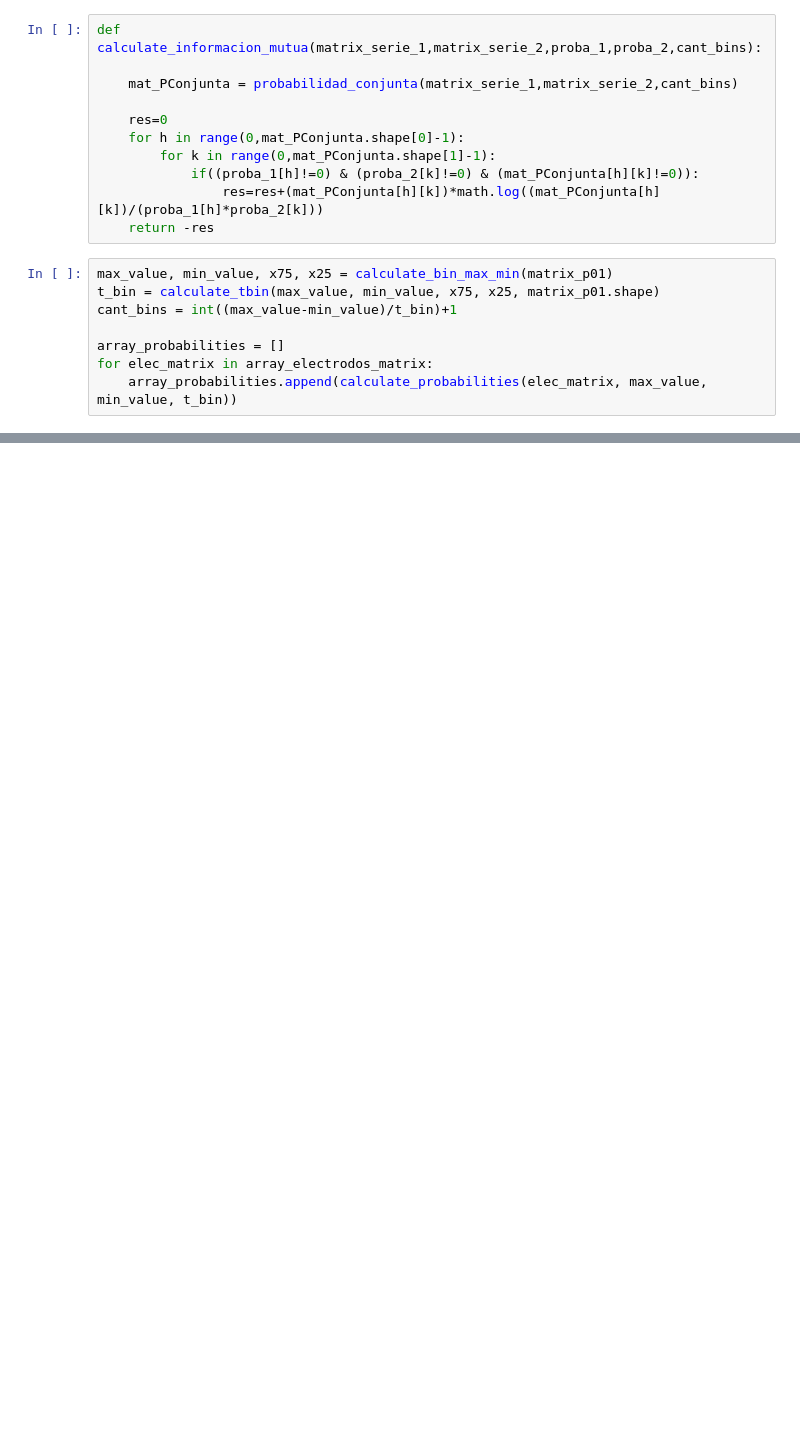
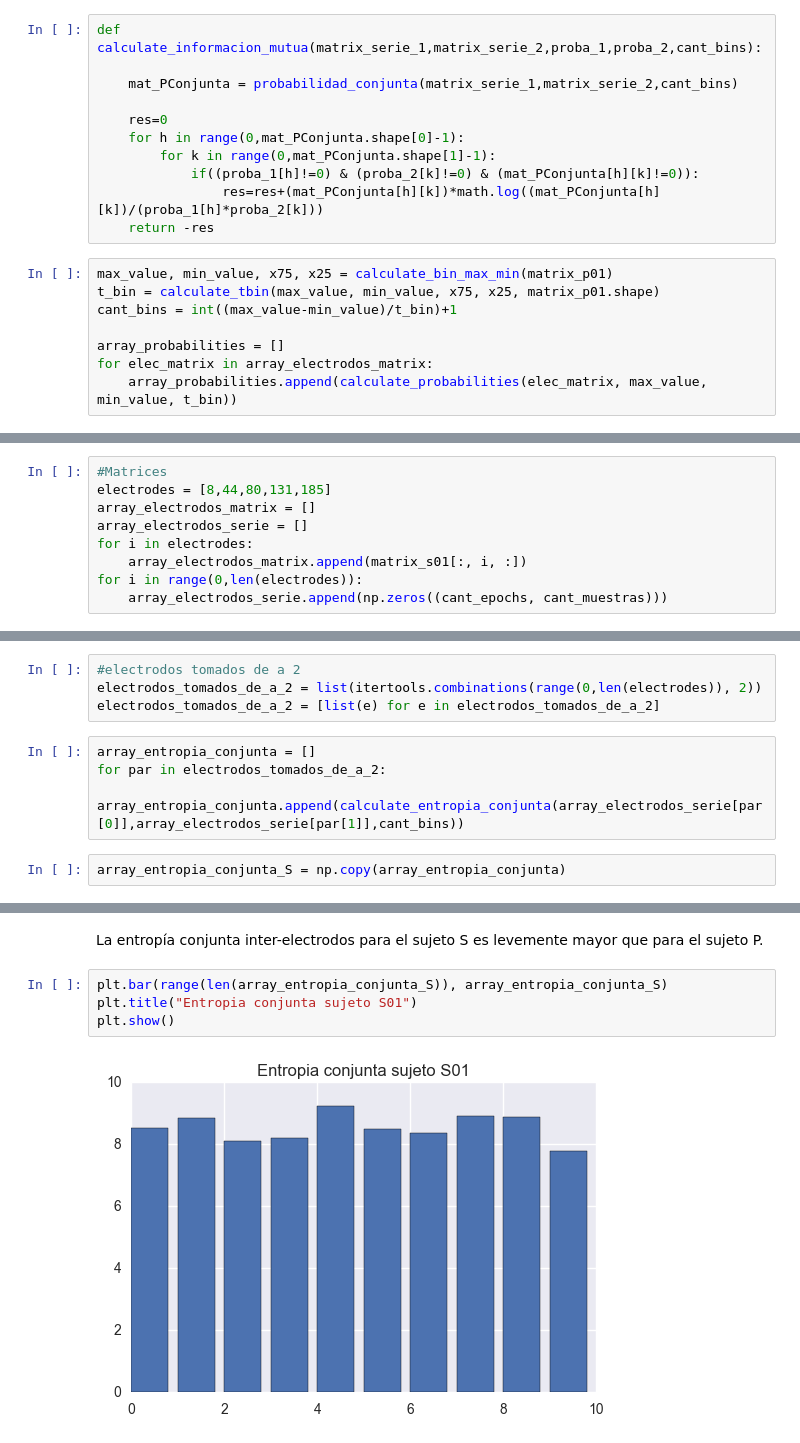
Before and after one commit to turtle-lea/ciencia-de-datos, a Jupyter notebook: tp-2/tp2-version-final.ipynb, the cells around one changed output, grey strips where cells are left out. Drawn from its saved outputs; the diff is of its cells as text; blank space fills up the shorter version.

```diff
--- a/tp-2/tp2-version-final.ipynb
+++ b/tp-2/tp2-version-final.ipynb
@@ -846,0 +885,9 @@ KeyboardInterrupt:
+# %%
+#Matrices
+electrodes = [8,44,80,131,185]
+array_electrodos_matrix = []
+array_electrodos_serie = []
+for i in electrodes:
+    array_electrodos_matrix.append(matrix_s01[:, i, :])
+for i in range(0,len(electrodes)):
+    array_electrodos_serie.append(np.zeros((cant_epochs, cant_muestras)))
@@ -846,0 +898,10 @@ KeyboardInterrupt:
+# %%
+#electrodos tomados de a 2
+electrodos_tomados_de_a_2 = list(itertools.combinations(range(0,len(electrodes)), 2))
+electrodos_tomados_de_a_2 = [list(e) for e in electrodos_tomados_de_a_2]
+# %%
+array_entropia_conjunta = []
+for par in electrodos_tomados_de_a_2:
+    array_entropia_conjunta.append(calculate_entropia_conjunta(array_electrodos_serie[par[0]],array_electrodos_serie[par[1]],cant_bins))
+# %%
+array_entropia_conjunta_S = np.copy(array_entropia_conjunta)
@@ -846,0 +914,8 @@ KeyboardInterrupt:
+# %% [markdown]
+La entropía conjunta inter-electrodos para el sujeto S es levemente mayor que para el sujeto P.
+# %%
+plt.bar(range(len(array_entropia_conjunta_S)), array_entropia_conjunta_S)
+plt.title("Entropia conjunta sujeto S01")
+plt.show()
+# %% [output]
+[figure, added]
```
Also changed, not shown: parts of 25 cells of this notebook.
